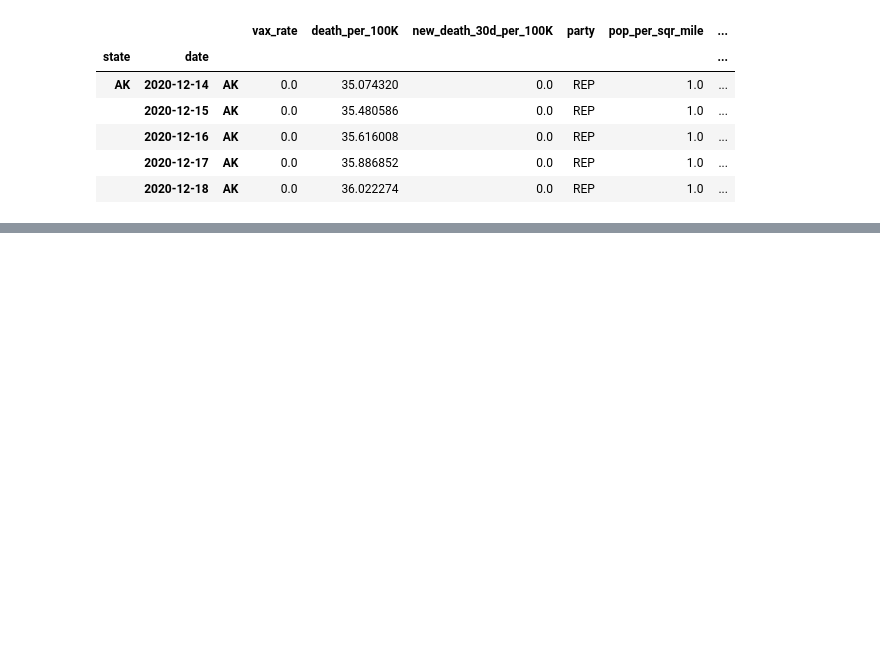
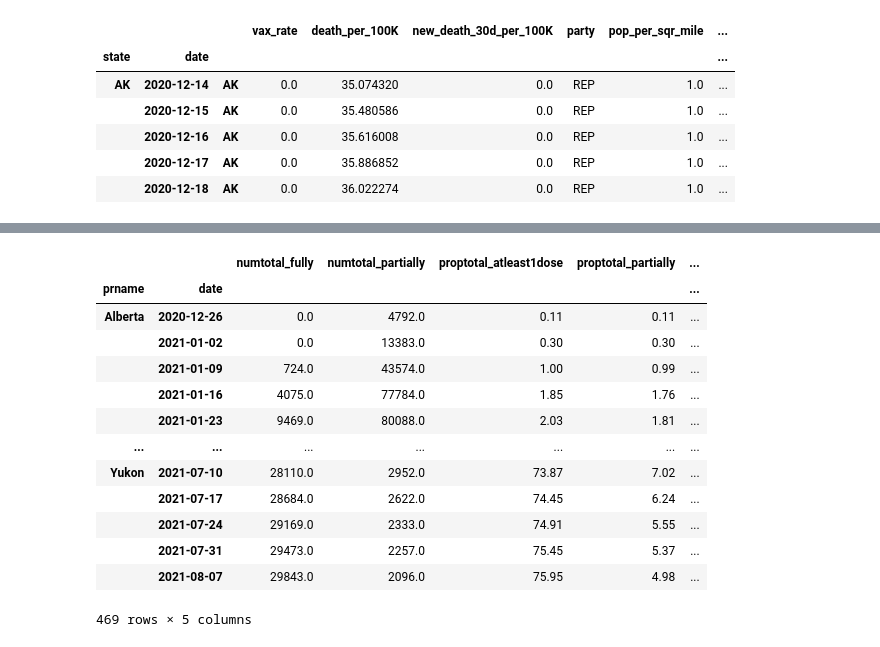
Before and after one commit to hnagib/covid-data-visualization, a Jupyter notebook: notebooks/hn-covid-data-analysis.ipynb, the cells around one changed output, grey strips where cells are left out. Cells and saved outputs as stored; diff of their text form; code cells hidden in the pictures; blank space fills up the shorter version.

```diff
--- a/notebooks/hn-covid-data-analysis.ipynb
+++ b/notebooks/hn-covid-data-analysis.ipynb
@@ -297,0 +322,3 @@ MovieWriter imagemagick unavailable; trying to use <class 'matplotlib.animation.
+# %%
+df_can_vax_ = pd.read_csv('https://health-infobase.canada.ca/src/data/covidLive/vaccination-coverage-map.csv')
+df_can_vax_.columns
@@ -297,0 +359,22 @@ MovieWriter imagemagick unavailable; trying to use <class 'matplotlib.animation.
+# %%
+df_can_vax = df_can_vax_[['prename', 'week_end', 'numtotal_fully', 'numtotal_partially', 'proptotal_atleast1dose',
+       'proptotal_partially', 'proptotal_fully']].rename(
+    columns={'week_end':'date', 'prename':'prname'}
+).set_index(['prname', 'date']).sort_index()
+
+df_can_vax
+# %% [output]
+|  |  | numtotal_fully | numtotal_partially | proptotal_atleast1dose | proptotal_partially | ... |
+| prname | date |  |  |  |  | ... |
+| Alberta | 2020-12-26 | 0.0 | 4792.0 | 0.11 | 0.11 | ... |
+|  | 2021-01-02 | 0.0 | 13383.0 | 0.30 | 0.30 | ... |
+|  | 2021-01-09 | 724.0 | 43574.0 | 1.00 | 0.99 | ... |
+|  | 2021-01-16 | 4075.0 | 77784.0 | 1.85 | 1.76 | ... |
+|  | 2021-01-23 | 9469.0 | 80088.0 | 2.03 | 1.81 | ... |
+| ... | ... | ... | ... | ... | ... | ... |
+| Yukon | 2021-07-10 | 28110.0 | 2952.0 | 73.87 | 7.02 | ... |
+|  | 2021-07-17 | 28684.0 | 2622.0 | 74.45 | 6.24 | ... |
+|  | 2021-07-24 | 29169.0 | 2333.0 | 74.91 | 5.55 | ... |
+|  | 2021-07-31 | 29473.0 | 2257.0 | 75.45 | 5.37 | ... |
+|  | 2021-08-07 | 29843.0 | 2096.0 | 75.95 | 4.98 | ... |
+469 rows × 5 columns
```
Also changed, not shown: parts of 18 cells of this notebook, 10 other files.
